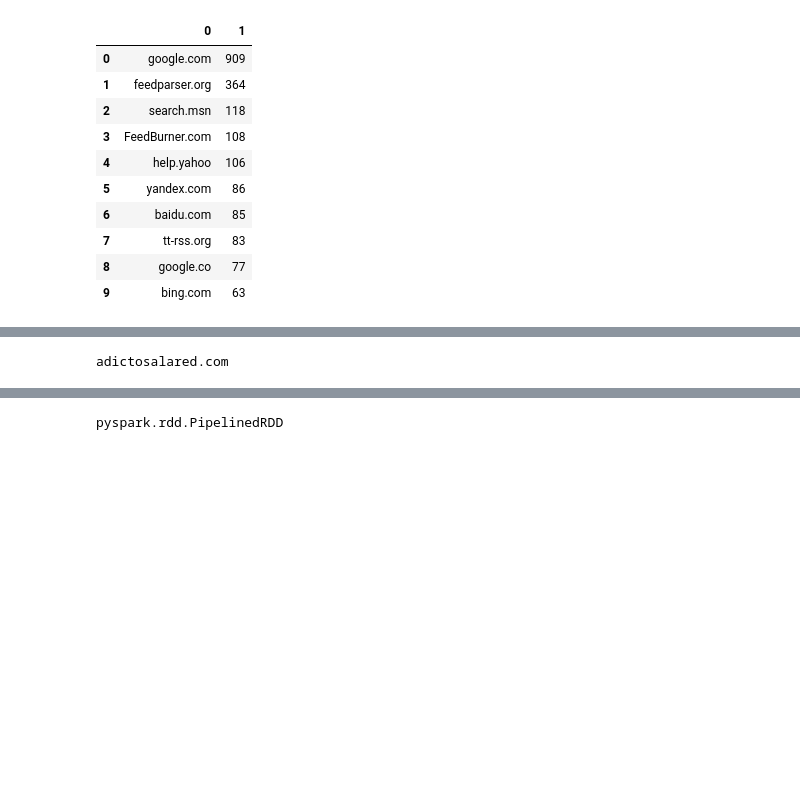
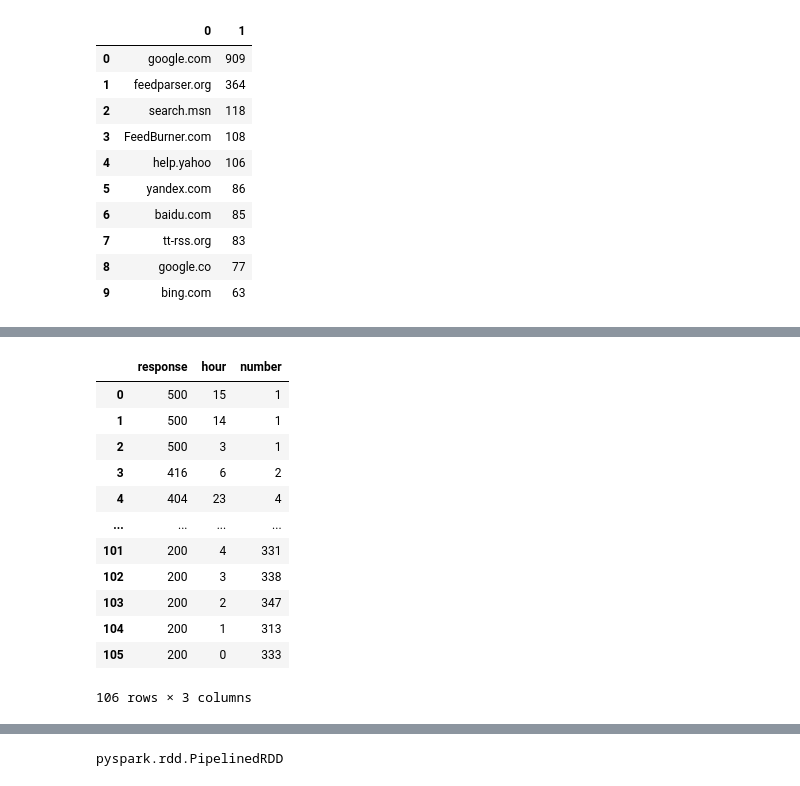
Before and after one commit to sgrzegorz/analiza-duzych-zbiorow-danych, a Jupyter notebook: 01rdd_intro/lab1.ipynb, the cells around one changed output, grey strips where cells are left out. Drawn from its saved outputs; the diff is of its cells as text; code cells hidden in the pictures; blank space fills up the shorter version.

```diff
--- a/01rdd_intro/lab1.ipynb
+++ b/01rdd_intro/lab1.ipynb
@@ -62,19 +57,37 @@ plt.show()
-# %%
-
-def search_result(line):
-    regular_expression = r"(?i)\b((?:https?:\/\/|www\d{0,3}[.]|[a-z0-9.\-]+[.][a-z]{2,4}\/)(?:[^\s()<>]+|\(([^\s()<>]+|(\([^\s()<>]+\)))*\))+(?:\(([^\s()<>]+|(\([^\s()<>]+\)))*\)|[^\s`!()\[\]{};:'\".,<>?«»“”‘’]))"
-    url =re.search(regular_expression, line)
-    if url:
-        url = url.group(0)
-        url = url.replace('//www.','//')
-        regular_expression1 = '(?<=\/\/)[^\.]+\.\w+'
-        result = re.search(regular_expression1, url)
-        if result:
-            result = result.group(0)
-            return result
-
-
-line = '192.30.34.115 - - [17/May/2015:18:05:21 +0000] "HEAD /blog/geekery/jquery-interface-puffer.html HTTP/1.1" 200 - "http://www.adictosalared.com" "Mozilla/5.0 (compatible; MSIE 9.0; Windows NT 6.1; WOW64; Trident/5.0)"'
-print(search_result(line))
-# %% [output]
-adictosalared.com
+# %%
+#\] "(?!GET|HEAD|POST|OPTIONS)
+
+def process(line):
+    hour_regex = r"\d{4}:(\d{2}):\d{2}:\d{2}"
+    response_regex =r"\"(?:GET|HEAD|POST|OPTIONS)\s[^\"]+\"\s(\d+)"
+    hour = int(re.search(hour_regex, line).group(1))
+    response = int(re.search(response_regex, line).group(1))
+    return ((response, hour),1)
+
+
+
+data = (apache_logs.map(process)
+    .reduceByKey(lambda a,b: a+b)
+    .sortByKey(ascending=False,keyfunc= lambda x: x)
+    .map(lambda x: (x[0][0],x[0][1],x[1]))
+    .collect()
+)
+
+
+df = pd.DataFrame(data,columns=['response','hour','number'])
+
+df
+# %% [output]
+|  | response | hour | number |
+| 0 | 500 | 15 | 1 |
+| 1 | 500 | 14 | 1 |
+| 2 | 500 | 3 | 1 |
+| 3 | 416 | 6 | 2 |
+| 4 | 404 | 23 | 4 |
+| ... | ... | ... | ... |
+| 101 | 200 | 4 | 331 |
+| 102 | 200 | 3 | 338 |
+| 103 | 200 | 2 | 347 |
+| 104 | 200 | 1 | 313 |
+| 105 | 200 | 0 | 333 |
+106 rows × 3 columns
```
Also changed, not shown: parts of 10 cells of this notebook.
